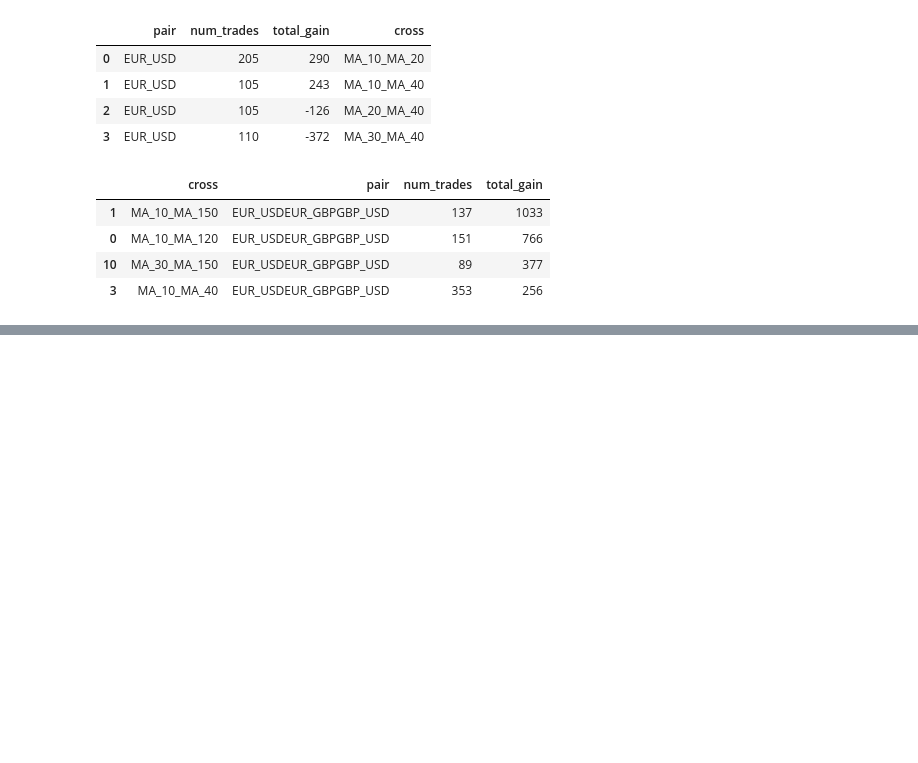
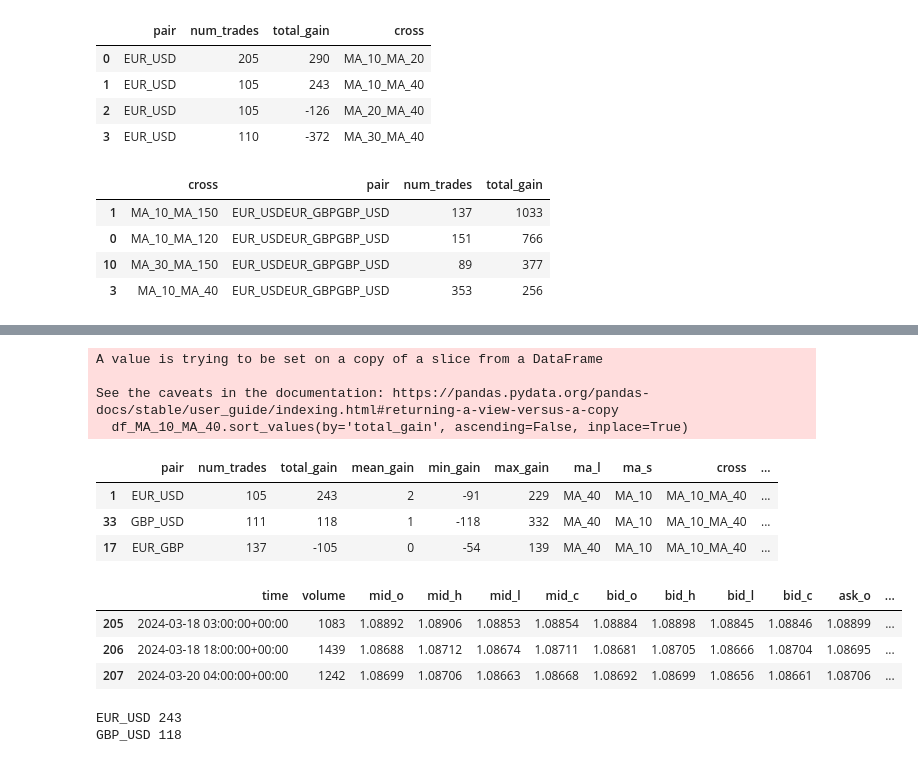
Before and after one commit to mattyapers/ForexTrading, a Jupyter notebook: exploration/MA_Cross_An.ipynb, the cells around one changed output, grey strips where cells are left out. Saved outputs shown, nothing was run; the diff lists cells and outputs as text; code cells hidden in the pictures; blank space fills up the shorter version.

```diff
--- a/exploration/MA_Cross_An.ipynb
+++ b/exploration/MA_Cross_An.ipynb
@@ -42,0 +82,25 @@ df_ma_res_h1[]
+# %%
+cross = 'MA_10_MA_40'
+df_MA_10_MA_40 = df_ma_res_h1[df_ma_res_h1['cross'] == cross]
+df_MA_10_MA_40.sort_values(by='total_gain', ascending=False, inplace=True)
+# %% [output]
+A value is trying to be set on a copy of a slice from a DataFrame
+
+See the caveats in the documentation: https://pandas.pydata.org/pandas-docs/stable/user_guide/indexing.html#returning-a-view-versus-a-copy
+  df_MA_10_MA_40.sort_values(by='total_gain', ascending=False, inplace=True)
+# %%
+df_MA_10_MA_40
+# %% [output]
+|  | pair | num_trades | total_gain | mean_gain | min_gain | max_gain | ma_l | ma_s | cross | ... |
+| 1 | EUR_USD | 105 | 243 | 2 | -91 | 229 | MA_40 | MA_10 | MA_10_MA_40 | ... |
+| 33 | GBP_USD | 111 | 118 | 1 | -118 | 332 | MA_40 | MA_10 | MA_10_MA_40 | ... |
+| 17 | EUR_GBP | 137 | -105 | 0 | -54 | 139 | MA_40 | MA_10 | MA_10_MA_40 | ... |
+# %%
+df_gains = df_ma_trades_h1[(df_ma_trades_h1['cross'] == cross) & (df_ma_trades_h1['pair'] == "EUR_USD")].copy()
+# %%
+df_gains.head(3)
+# %% [output]
+|  | time | volume | mid_o | mid_h | mid_l | mid_c | bid_o | bid_h | bid_l | bid_c | ask_o | ... |
+| 205 | 2024-03-18 03:00:00+00:00 | 1083 | 1.08892 | 1.08906 | 1.08853 | 1.08854 | 1.08884 | 1.08898 | 1.08845 | 1.08846 | 1.08899 | ... |
+| 206 | 2024-03-18 18:00:00+00:00 | 1439 | 1.08688 | 1.08712 | 1.08674 | 1.08711 | 1.08681 | 1.08705 | 1.08666 | 1.08704 | 1.08695 | ... |
+| 207 | 2024-03-20 04:00:00+00:00 | 1242 | 1.08699 | 1.08706 | 1.08663 | 1.08668 | 1.08692 | 1.08699 | 1.08656 | 1.08661 | 1.08706 | ... |
@@ -42,0 +110,10 @@ df_ma_res_h1[]
+# %%
+for curr in df_MA_10_MA_40[df_MA_10_MA_40.total_gain > 0].pair.unique():
+    temp_gains = df_ma_trades_h1[(df_ma_trades_h1.cross==cross)&
+                           (df_ma_trades_h1.pair==curr)].copy()
+    print(curr, int(temp_gains.GAIN.sum()))
+    cp = CandlePlot(temp_gains, candles=False)
+    cp.show_plot(line_traces=['GAIN_C'])
+# %% [output]
+EUR_USD 243
+GBP_USD 118
```
Also changed, not shown: parts of 6 cells of this notebook.
